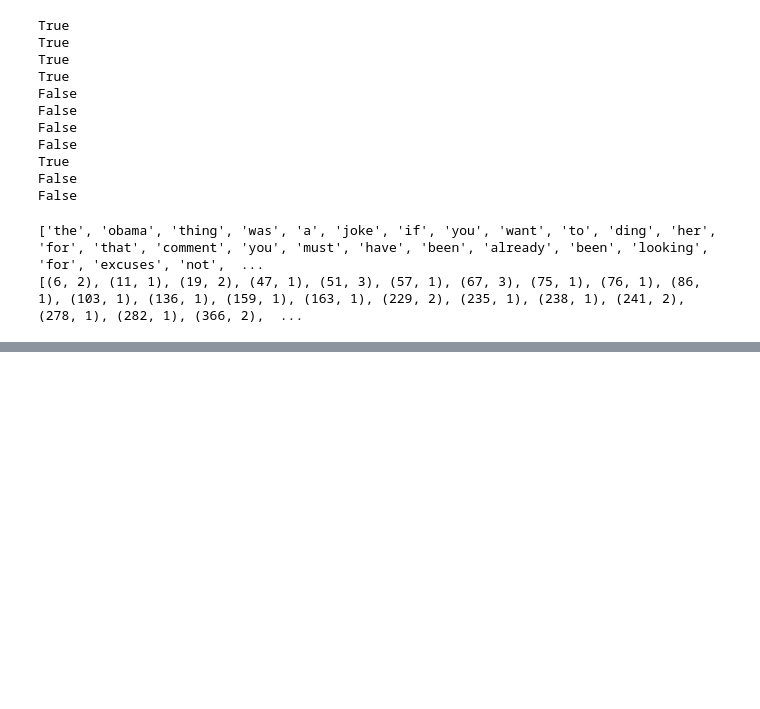
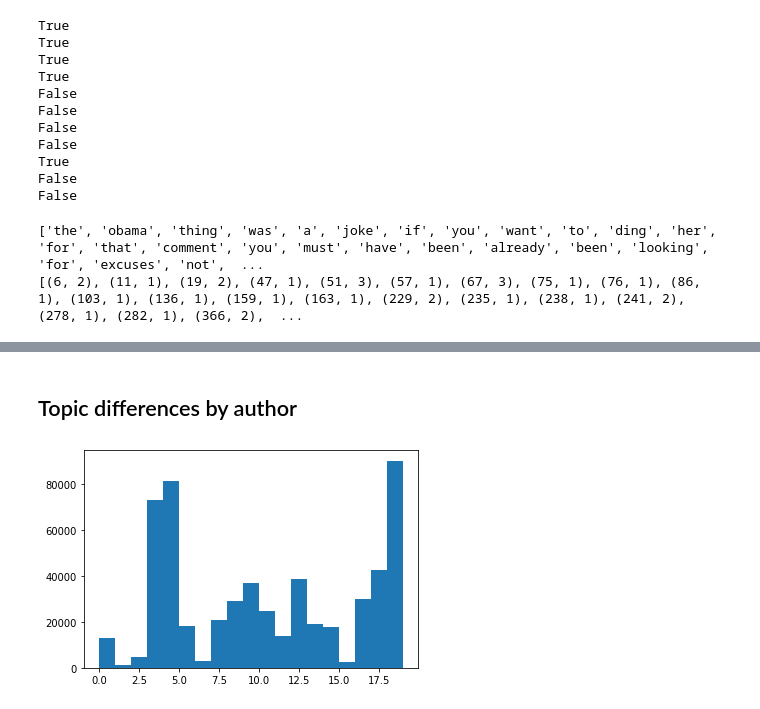
Before and after one commit to SourabhChakraborty/undergrad_thesis, a Jupyter notebook: lda.ipynb, the cells around one changed output, grey strips where cells are left out. Drawn from its saved outputs; the diff is of its cells as text; code cells hidden in the pictures; blank space fills up the shorter version.

```diff
--- a/lda.ipynb
+++ b/lda.ipynb
@@ -110,0 +182,18 @@ for topic_num in range(20):
+# %% [markdown]
+## Topic differences by author
+# %%
+with open('stored_variables/politics_tokens_auth_sample.json', 'r') as f:
+    politics_tokens_auth = json.load(f)
+# %%
+politics_corpus_auth = [politics_dictionary.doc2bow(text) for text in politics_tokens_auth]
+# %%
+top_topic_by_doc_auth = []
+
+for doc in politics_corpus_auth:
+    topic_list_doc = sorted(politics_ldamodel[doc], key = lambda x : x[1], reverse = True)
+    top_topic_by_doc_auth.append(topic_list_doc[0][0])
+# %%
+plt.hist(top_topic_by_doc_auth, bins = list(range(20)))
+plt.show()
+# %% [output]
+[figure, added]
```
Also changed, not shown: parts of 15 cells of this notebook, 4 other files.
